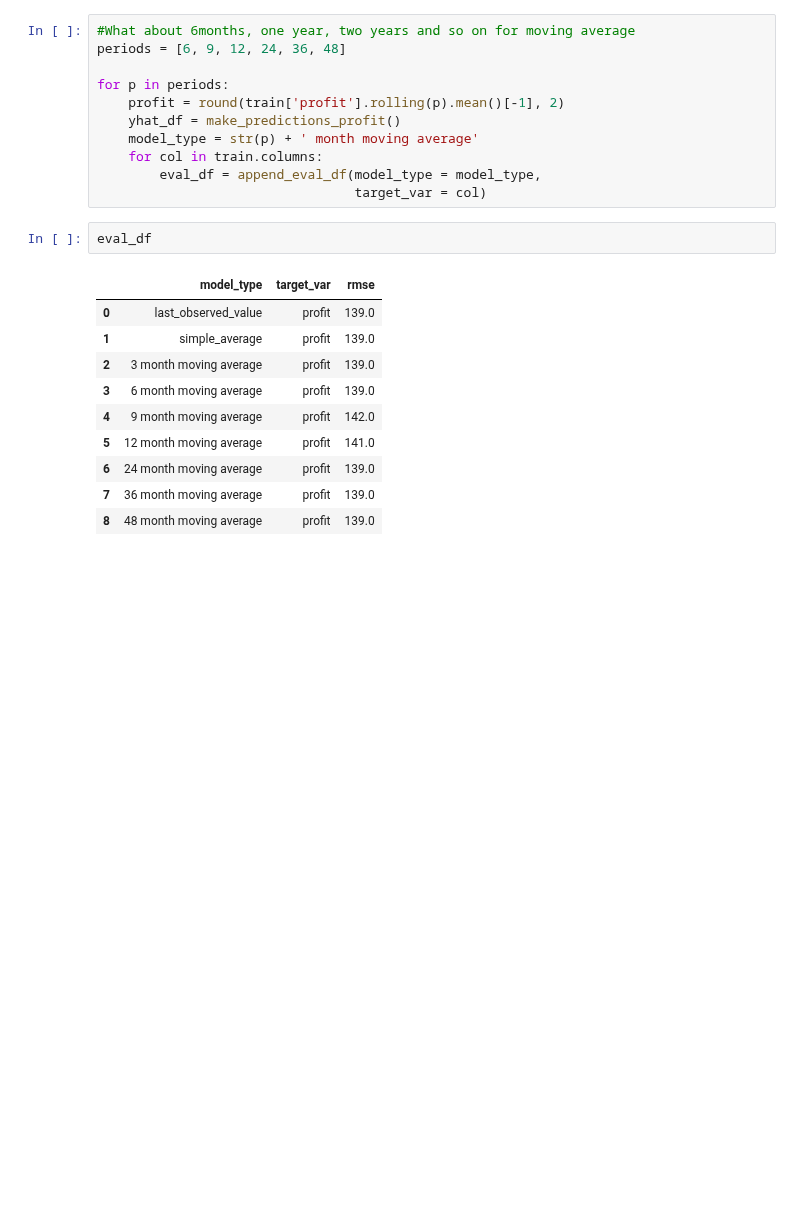
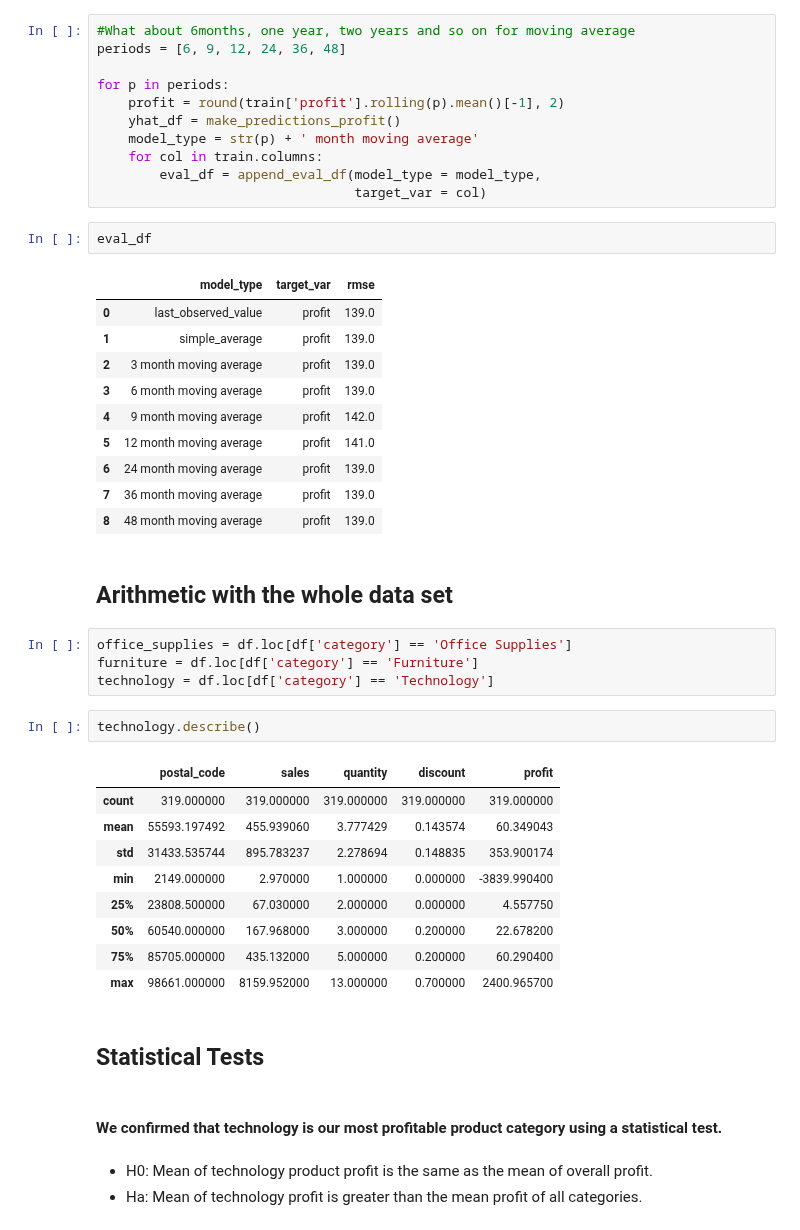
Before and after one commit to Kristofer-Rivera-and-Oliver-Ton/time_series_project, a Jupyter notebook: rivera_working_notebook.ipynb, the cells around one changed output. Cells and saved outputs as stored; diff of their text form; blank space fills up the shorter version.

Commit message:
Added a statistical tests section.

```diff
--- a/rivera_working_notebook.ipynb
+++ b/rivera_working_notebook.ipynb
@@ -680,3 +680,28 @@ eval_df
 | 6 | 24 month moving average | profit | 139.0 |
 | 7 | 36 month moving average | profit | 139.0 |
 | 8 | 48 month moving average | profit | 139.0 |
+# %% [markdown]
+## Arithmetic with the whole data set
+# %%
+office_supplies = df.loc[df['category'] == 'Office Supplies']
+furniture = df.loc[df['category'] == 'Furniture']
+technology = df.loc[df['category'] == 'Technology']
+# %%
+technology.describe()
+# %% [output]
+|  | postal_code | sales | quantity | discount | profit |
+| count | 319.000000 | 319.000000 | 319.000000 | 319.000000 | 319.000000 |
+| mean | 55593.197492 | 455.939060 | 3.777429 | 0.143574 | 60.349043 |
+| std | 31433.535744 | 895.783237 | 2.278694 | 0.148835 | 353.900174 |
+| min | 2149.000000 | 2.970000 | 1.000000 | 0.000000 | -3839.990400 |
+| 25% | 23808.500000 | 67.030000 | 2.000000 | 0.000000 | 4.557750 |
+| 50% | 60540.000000 | 167.968000 | 3.000000 | 0.200000 | 22.678200 |
+| 75% | 85705.000000 | 435.132000 | 5.000000 | 0.200000 | 60.290400 |
+| max | 98661.000000 | 8159.952000 | 13.000000 | 0.700000 | 2400.965700 |
+# %% [markdown]
+## Statistical Tests
+# %% [markdown]
+#### We confirmed that technology is our most profitable product category using a statistical test.
+# %% [markdown]
+- H0: Mean of technology product profit is the same as the mean of overall profit.
+- Ha: Mean of technology profit is greater than the mean profit of all categories.
```
Also changed, not shown: parts of 2 cells of this notebook.
